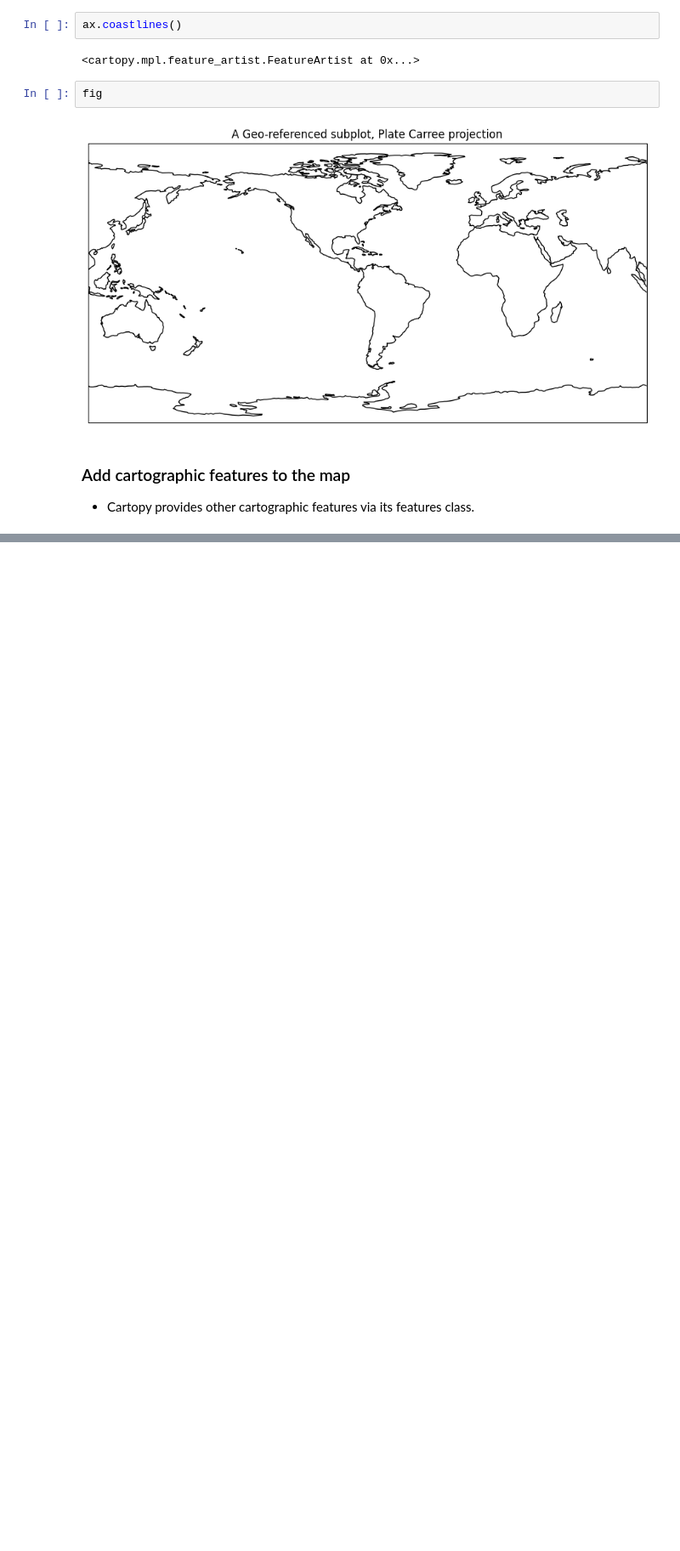
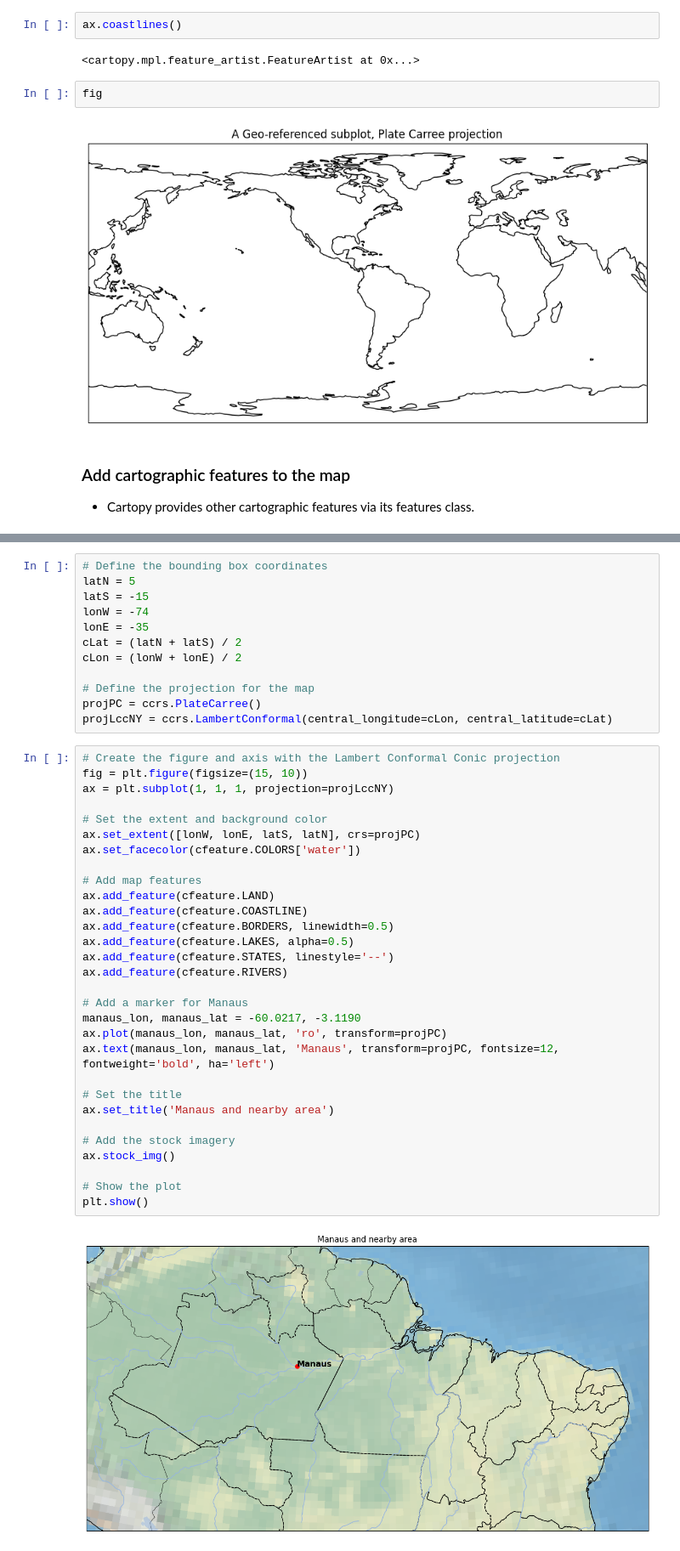
Before and after one commit to arunp77/Data-engineering-tools, a Jupyter notebook: Cartopy.ipynb, the cells around one changed output, grey strips where cells are left out. Shown at 85% size. Cells and saved outputs as stored; diff of their text form; blank space fills up the shorter version.

```diff
--- a/Cartopy.ipynb
+++ b/Cartopy.ipynb
@@ -62,0 +72,44 @@ fig
+# %%
+# Define the bounding box coordinates
+latN = 5
+latS = -15
+lonW = -74
+lonE = -35
+cLat = (latN + latS) / 2
+cLon = (lonW + lonE) / 2
+
+# Define the projection for the map
+projPC = ccrs.PlateCarree()
+projLccNY = ccrs.LambertConformal(central_longitude=cLon, central_latitude=cLat)
+# %%
+# Create the figure and axis with the Lambert Conformal Conic projection
+fig = plt.figure(figsize=(15, 10))
+ax = plt.subplot(1, 1, 1, projection=projLccNY)
+
+# Set the extent and background color
+ax.set_extent([lonW, lonE, latS, latN], crs=projPC)
+ax.set_facecolor(cfeature.COLORS['water'])
+
+# Add map features
+ax.add_feature(cfeature.LAND)
+ax.add_feature(cfeature.COASTLINE)
+ax.add_feature(cfeature.BORDERS, linewidth=0.5)
+ax.add_feature(cfeature.LAKES, alpha=0.5)
+ax.add_feature(cfeature.STATES, linestyle='--')
+ax.add_feature(cfeature.RIVERS)
+
+# Add a marker for Manaus
+manaus_lon, manaus_lat = -60.0217, -3.1190
+ax.plot(manaus_lon, manaus_lat, 'ro', transform=projPC)
+ax.text(manaus_lon, manaus_lat, 'Manaus', transform=projPC, fontsize=12, fontweight='bold', ha='left')
+
+# Set the title
+ax.set_title('Manaus and nearby area')
+
+# Add the stock imagery
+ax.stock_img()
+
+# Show the plot
+plt.show()
+# %% [output]
+[figure, added]
```
Also changed, not shown: parts of 2 cells of this notebook.
